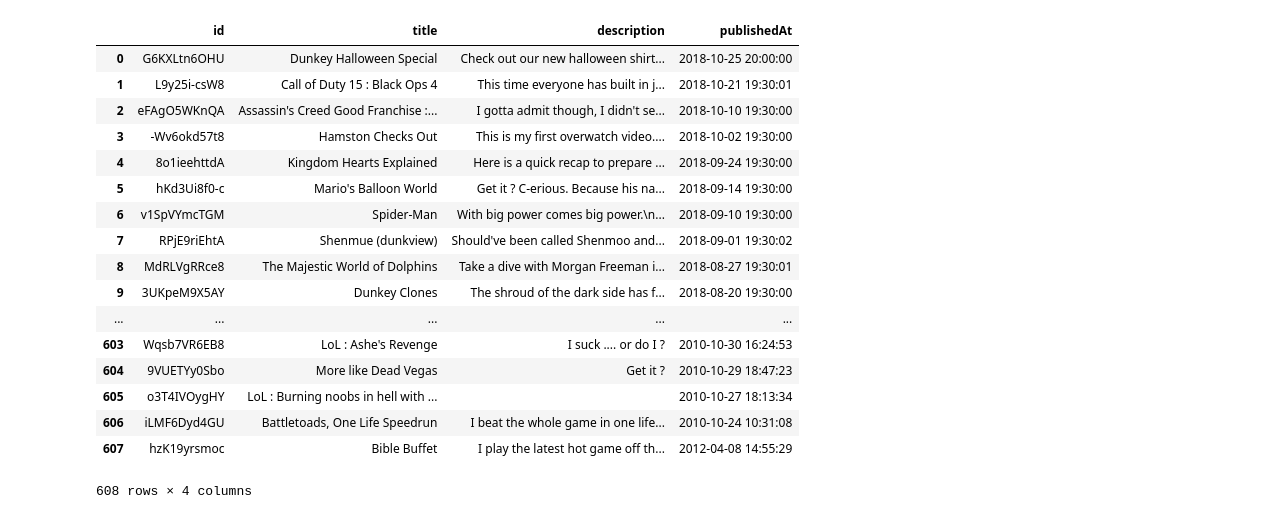
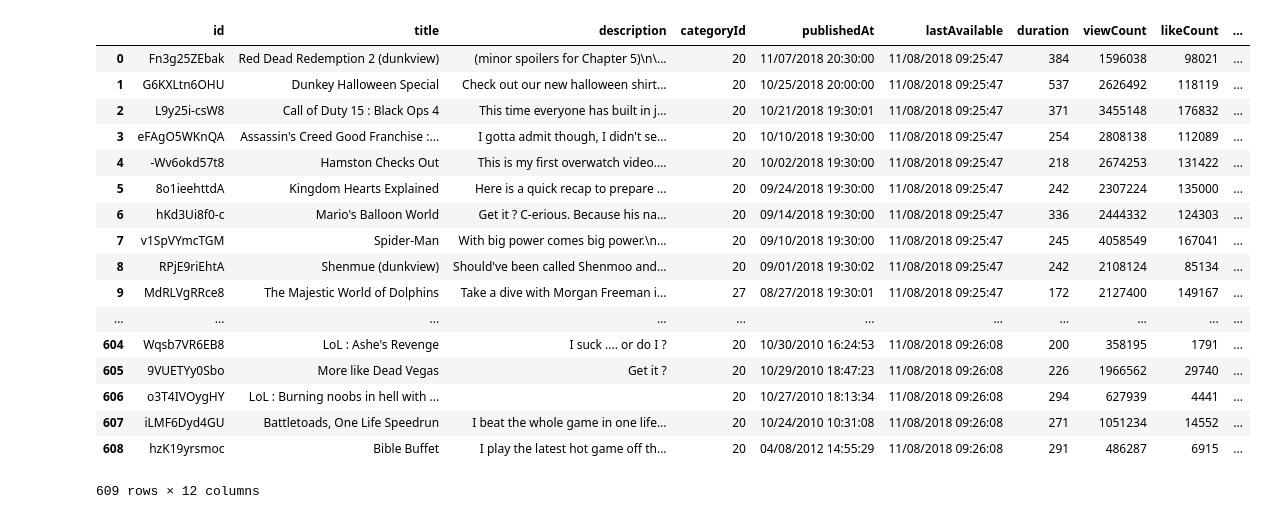
Before and after one commit to VCZLee/Influential, a Jupyter notebook: Video API.ipynb, the cells around one changed output. Saved outputs shown, nothing was run; the diff lists cells and outputs as text; code cells hidden in the pictures.

Commit message:
added datetime parser

```diff
--- a/Video API.ipynb
+++ b/Video API.ipynb
@@ -51,31 +115,28 @@ publishedAt_parser = np.vectorize(lambda x: datetime.datetime.strptime(x, "%Y-%m
 # %%
-api_key = "AIzaSyAnQSuacv2w4LRLw3F1jBs64WGN6KklCs0"
 arxiv = "UCNIkB2IeJ-6AmZv7bQ1oBYg" #arXiv
 dunkey = "UCsvn_Po0SmunchJYOWpOxMg" #dunkey
-video_columns = ["title", "description", "publishedAt"]
-dataframe_columns = ["id"] + video_columns
+
+columns = ["id", "title", "description", "categoryId", "publishedAt", "lastAvailable", "duration", "viewCount", "likeCount", "dislikeCount", "favoriteCount","commentCount"]
 
 uploads = get_playlist_id(dunkey, api_key)
-video_dataframe = pd.DataFrame(get_videos(uploads, video_columns, api_key), columns=dataframe_columns)
-video_dataframe["publishedAt"]= publishedAt_parser(video_dataframe["publishedAt"])
+video_ids = get_video_ids(uploads, api_key)
+pd.DataFrame(get_video_info(video_ids, api_key), columns=columns)
+# %% [output]
+|  | id | title | description | categoryId | publishedAt | lastAvailable | duration | viewCount | likeCount | ... |
+| 0 | Fn3g25ZEbak | Red Dead Redemption 2 (dunkview) | (minor spoilers for Chapter 5)\n\... | 20 | 11/07/2018 20:30:00 | 11/08/2018 09:25:47 | 384 | 1596038 | 98021 | ... |
+| 1 | G6KXLtn6OHU | Dunkey Halloween Special | Check out our new halloween shirt... | 20 | 10/25/2018 20:00:00 | 11/08/2018 09:25:47 | 537 | 2626492 | 118119 | ... |
+| 2 | L9y25i-csW8 | Call of Duty 15 : Black Ops 4 | This time everyone has built in j... | 20 | 10/21/2018 19:30:01 | 11/08/2018 09:25:47 | 371 | 3455148 | 176832 | ... |
+| 3 | eFAgO5WKnQA | Assassin's Creed Good Franchise :... | I gotta admit though, I didn't se... | 20 | 10/10/2018 19:30:00 | 11/08/2018 09:25:47 | 254 | 2808138 | 112089 | ... |
+| 4 | -Wv6okd57t8 | Hamston Checks Out | This is my first overwatch video.... | 20 | 10/02/2018 19:30:00 | 11/08/2018 09:25:47 | 218 | 2674253 | 131422 | ... |
+| 5 | 8o1ieehttdA | Kingdom Hearts Explained | Here is a quick recap to prepare ... | 20 | 09/24/2018 19:30:00 | 11/08/2018 09:25:47 | 242 | 2307224 | 135000 | ... |
+| 6 | hKd3Ui8f0-c | Mario's Balloon World | Get it ? C-erious. Because his na... | 20 | 09/14/2018 19:30:00 | 11/08/2018 09:25:47 | 336 | 2444332 | 124303 | ... |
+| 7 | v1SpVYmcTGM | Spider-Man | With big power comes big power.\n... | 20 | 09/10/2018 19:30:00 | 11/08/2018 09:25:47 | 245 | 4058549 | 167041 | ... |
+| 8 | RPjE9riEhtA | Shenmue (dunkview) | Should've been called Shenmoo and... | 20 | 09/01/2018 19:30:02 | 11/08/2018 09:25:47 | 242 | 2108124 | 85134 | ... |
+| 9 | MdRLVgRRce8 | The Majestic World of Dolphins | Take a dive with Morgan Freeman i... | 27 | 08/27/2018 19:30:01 | 11/08/2018 09:25:47 | 172 | 2127400 | 149167 | ... |
+| ... | ... | ... | ... | ... | ... | ... | ... | ... | ... | ... |
+| 604 | Wqsb7VR6EB8 | LoL : Ashe's Revenge | I suck .... or do I ? | 20 | 10/30/2010 16:24:53 | 11/08/2018 09:26:08 | 200 | 358195 | 1791 | ... |
+| 605 | 9VUETYy0Sbo | More like Dead Vegas | Get it ? | 20 | 10/29/2010 18:47:23 | 11/08/2018 09:26:08 | 226 | 1966562 | 29740 | ... |
+| 606 | o3T4IVOygHY | LoL : Burning noobs in hell with ... |  | 20 | 10/27/2010 18:13:34 | 11/08/2018 09:26:08 | 294 | 627939 | 4441 | ... |
+| 607 | iLMF6Dyd4GU | Battletoads, One Life Speedrun | I beat the whole game in one life... | 20 | 10/24/2010 10:31:08 | 11/08/2018 09:26:08 | 271 | 1051234 | 14552 | ... |
+| 608 | hzK19yrsmoc | Bible Buffet | I play the latest hot game off th... | 20 | 04/08/2012 14:55:29 | 11/08/2018 09:26:08 | 291 | 486287 | 6915 | ... |
+609 rows × 12 columns
-# %%
-video_dataframe
-# %% [output]
-|  | id | title | description | publishedAt |
-| 0 | G6KXLtn6OHU | Dunkey Halloween Special | Check out our new halloween shirt... | 2018-10-25 20:00:00 |
-| 1 | L9y25i-csW8 | Call of Duty 15 : Black Ops 4 | This time everyone has built in j... | 2018-10-21 19:30:01 |
-| 2 | eFAgO5WKnQA | Assassin's Creed Good Franchise :... | I gotta admit though, I didn't se... | 2018-10-10 19:30:00 |
-| 3 | -Wv6okd57t8 | Hamston Checks Out | This is my first overwatch video.... | 2018-10-02 19:30:00 |
-| 4 | 8o1ieehttdA | Kingdom Hearts Explained | Here is a quick recap to prepare ... | 2018-09-24 19:30:00 |
-| 5 | hKd3Ui8f0-c | Mario's Balloon World | Get it ? C-erious. Because his na... | 2018-09-14 19:30:00 |
-| 6 | v1SpVYmcTGM | Spider-Man | With big power comes big power.\n... | 2018-09-10 19:30:00 |
-| 7 | RPjE9riEhtA | Shenmue (dunkview) | Should've been called Shenmoo and... | 2018-09-01 19:30:02 |
-| 8 | MdRLVgRRce8 | The Majestic World of Dolphins | Take a dive with Morgan Freeman i... | 2018-08-27 19:30:01 |
-| 9 | 3UKpeM9X5AY | Dunkey Clones | The shroud of the dark side has f... | 2018-08-20 19:30:00 |
-| ... | ... | ... | ... | ... |
-| 603 | Wqsb7VR6EB8 | LoL : Ashe's Revenge | I suck .... or do I ? | 2010-10-30 16:24:53 |
-| 604 | 9VUETYy0Sbo | More like Dead Vegas | Get it ? | 2010-10-29 18:47:23 |
-| 605 | o3T4IVOygHY | LoL : Burning noobs in hell with ... |  | 2010-10-27 18:13:34 |
-| 606 | iLMF6Dyd4GU | Battletoads, One Life Speedrun | I beat the whole game in one life... | 2010-10-24 10:31:08 |
-| 607 | hzK19yrsmoc | Bible Buffet | I play the latest hot game off th... | 2012-04-08 14:55:29 |
-608 rows × 4 columns
```
Also changed, not shown: parts of 2 cells of this notebook, 1 other file.
